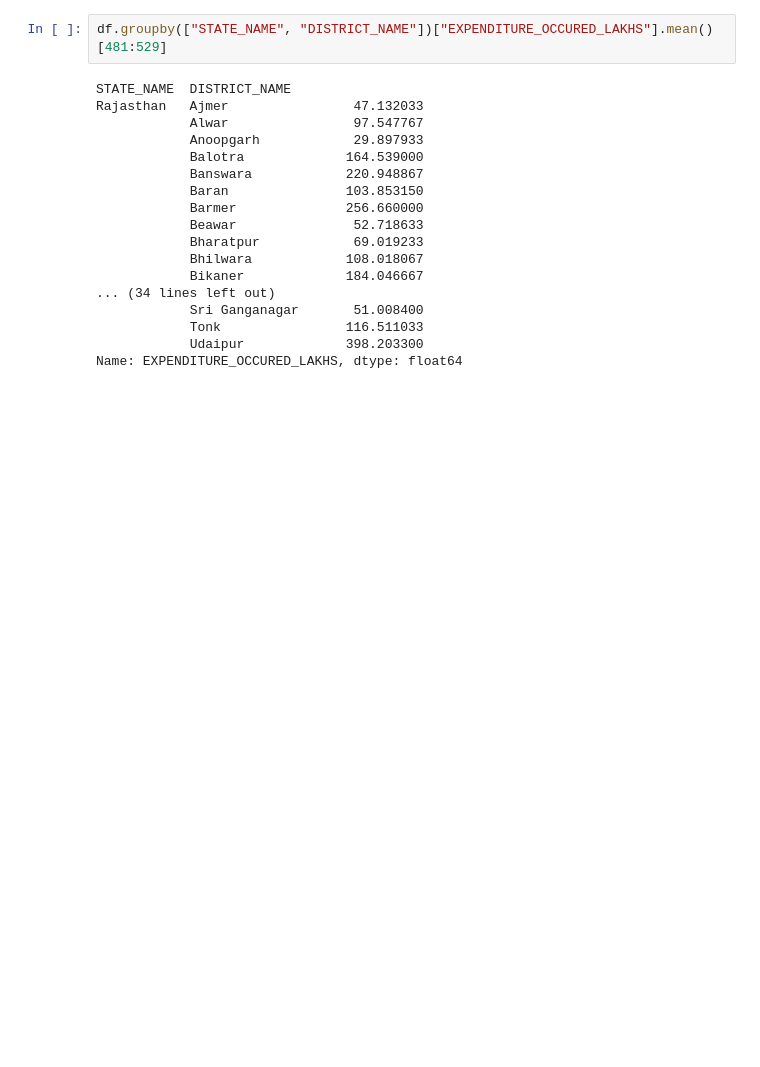
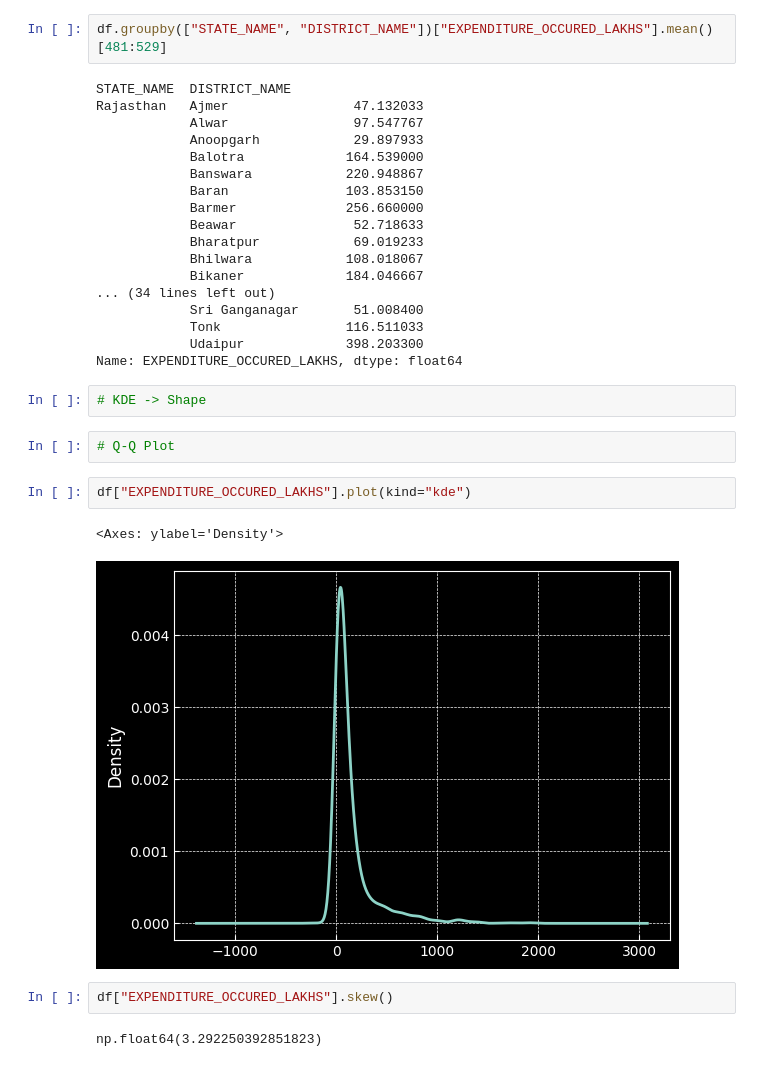
Before and after one commit to gauravgulia26/DataScience_Toolkit, a Jupyter notebook: libraries/pandas/pandas_final.ipynb, the cells around one changed output. Cells and saved outputs as stored; diff of their text form; blank space fills up the shorter version.

```diff
--- a/libraries/pandas/pandas_final.ipynb
+++ b/libraries/pandas/pandas_final.ipynb
@@ -217,3 +217,16 @@ Rajasthan   Ajmer                47.132033
             Tonk                116.511033
             Udaipur             398.203300
 Name: EXPENDITURE_OCCURED_LAKHS, dtype: float64
+# %%
+# KDE -> Shape
+# %%
+# Q-Q Plot
+# %%
+df["EXPENDITURE_OCCURED_LAKHS"].plot(kind="kde")
+# %% [output]
+<Axes: ylabel='Density'>
+[figure, added]
+# %%
+df["EXPENDITURE_OCCURED_LAKHS"].skew()
+# %% [output]
+np.float64(3.292250392851823)
```
Also changed, not shown: parts of 8 cells of this notebook.
